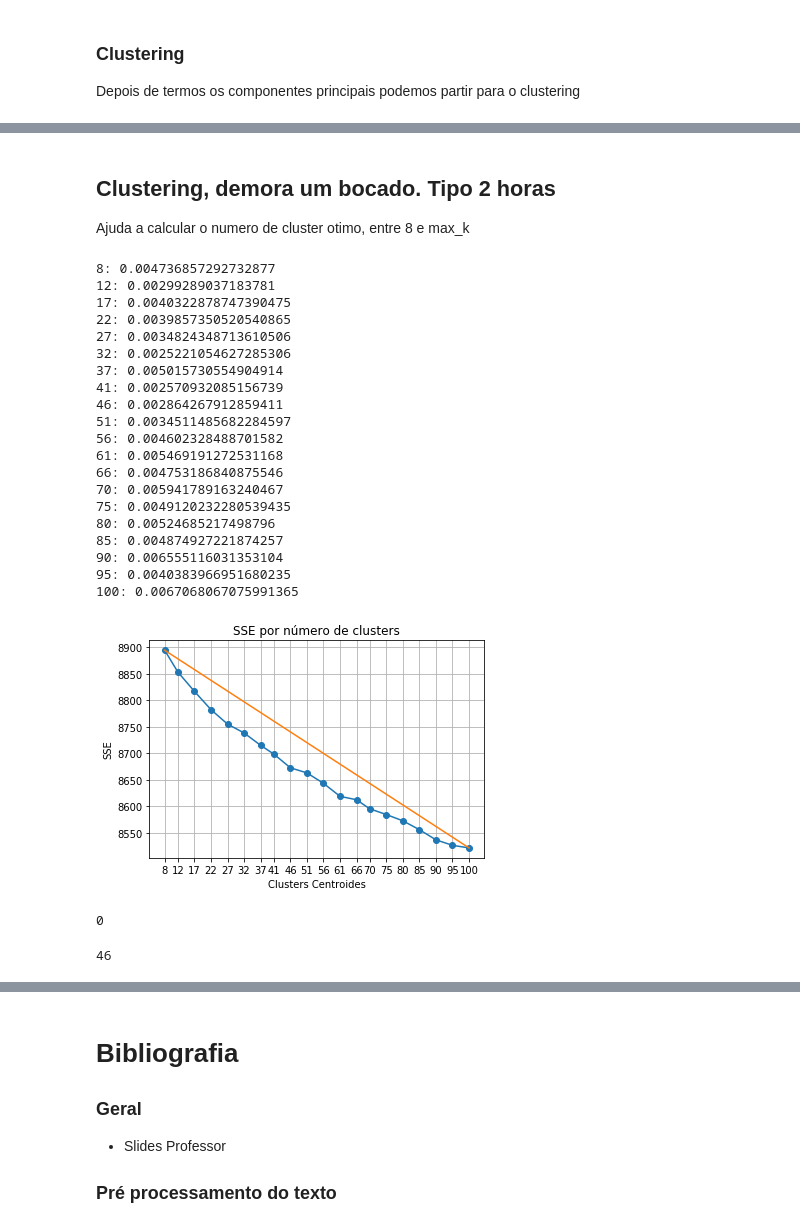
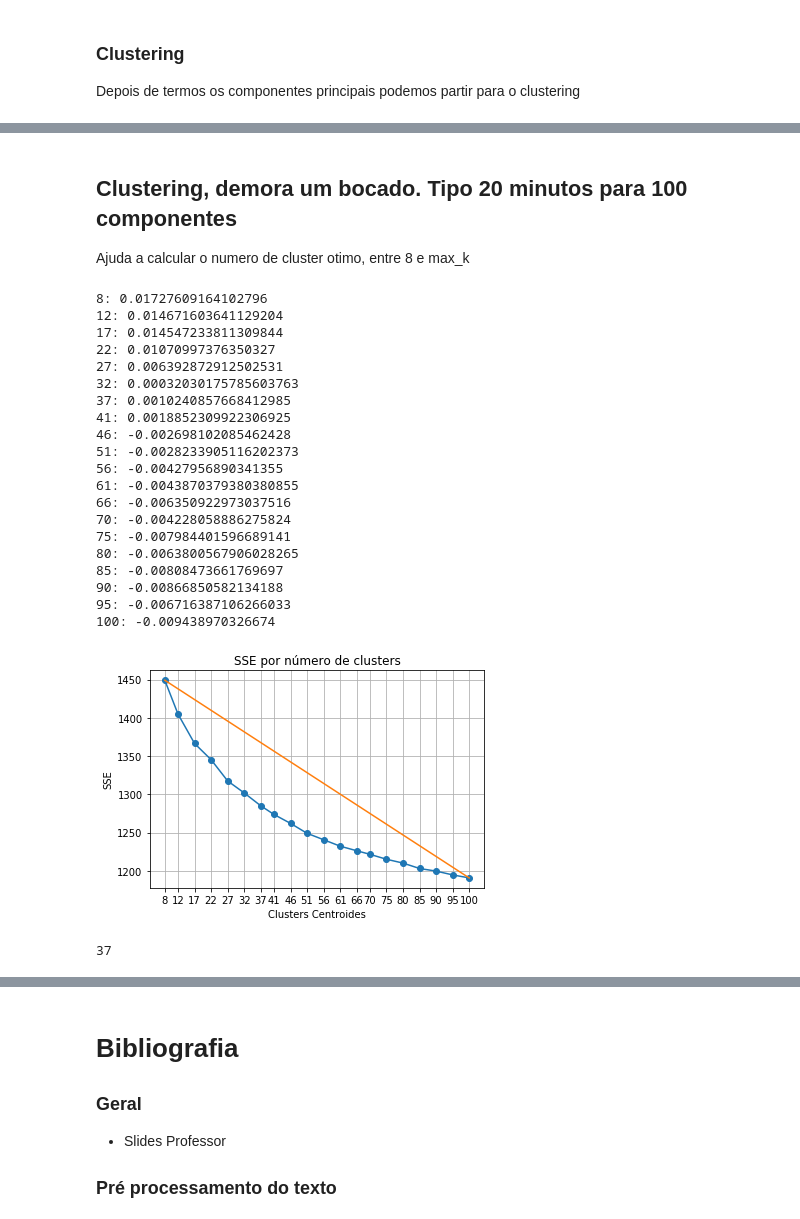
Before and after one commit to phenriques740/AA-TP, a Jupyter notebook: TP_45415_44105.ipynb, the cells around one changed output, grey strips where cells are left out. Cells and saved outputs as stored; diff of their text form; code cells hidden in the pictures.

Commit message:
versao com clustering done

```diff
--- a/TP_45415_44105.ipynb
+++ b/TP_45415_44105.ipynb
@@ -298,6 +300,7 @@ Pipeline(memory='C:\\Users\\pedro\\AppData\\Local\\Temp\\sklearn_graph_cache_mwl
 # %%
 with open('tfidf_dump.p', 'wb') as f:
-    tfidf = TfidfVectorizer(max_df=0.75 , min_df=4,ngram_range=(1, 2), norm='l2', token_pattern=r'\b\w{3,}\b',).fit(X)
+    tfidf = TfidfVectorizer(max_df=0.5 , min_df=4,ngram_range=(1, 2), norm='l2', token_pattern=r'\b\w{3,}\b'\
+                            ,stop_words='english').fit(X)
     pickle.dump(tfidf, f)
 # %%
 len(tfidf.get_feature_names())
@@ -426,7 +432,7 @@ vector.shape
 # %% [markdown]
 ### Não repetir, demora muito, tipo umas três horas
 # %%
-pca = TruncatedSVD(n_components=100).fit(vector, y_boolean)
+pca = TruncatedSVD(n_components=100).fit(vector)
 # %%
 sum(pca.explained_variance_ratio_)
 # %% [output]
@@ -505,12 +511,3 @@ Score [[0.208875 0.437625 0.39725 ]
 ### Clustering
 
 Depois de termos os componentes principais podemos partir para o clustering
-# %%
-x_train,x_test, y_train, y_test = train_test_split(vec,y,test_size=1/4,shuffle=True)
-# %%
-km = KMeans(len(np.unique(y_train)) , init = 'k-means++', n_init = 10, tol = 0.0001, n_jobs = -1 , algorithm = 'full')
-
-print("Clustering sparse data with %s" % km)
-t0 =time.time()
-km.fit(x_train, y_train)
-print(f'Done at {time.strftime("%H:%M:%S", time.localtime())} took {time.time()-t0} seconds' )
@@ -602,5 +514,5 @@ Cluster 29: they their movy but for was hav with you not
 # %% [markdown]
-## Clustering, demora um bocado. Tipo 2 horas
+## Clustering, demora um bocado. Tipo 20 minutos para 100 componentes
 Ajuda a calcular o numero de cluster otimo, entre 8 e max_k
 # %%
 min_k = len(np.unique(y))
@@ -614,43 +526,41 @@ for k in indx:
     sse.append(kmeans.fit(x_train).inertia_)
     print (str(k) + ": "+ str(silhouette_score(x_train, kmeans.labels_, metric='euclidean')))
 # %% [output]
-8: 0.004736857292732877
-12: 0.00299289037183781
-17: 0.0040322878747390475
-22: 0.0039857350520540865
-27: 0.0034824348713610506
-32: 0.0025221054627285306
-37: 0.005015730554904914
-41: 0.002570932085156739
-46: 0.002864267912859411
-51: 0.0034511485682284597
-56: 0.004602328488701582
-61: 0.005469191272531168
-66: 0.004753186840875546
-70: 0.005941789163240467
-75: 0.0049120232280539435
-80: 0.00524685217498796
-85: 0.004874927221874257
-90: 0.006555116031353104
-95: 0.0040383966951680235
-100: 0.0067068067075991365
+8: 0.01727609164102796
+12: 0.014671603641129204
+17: 0.014547233811309844
+22: 0.01070997376350327
+27: 0.006392872912502531
+32: 0.00032030175785603763
+37: 0.0010240857668412985
+41: 0.0018852309922306925
+46: -0.002698102085462428
+51: -0.0028233905116202373
+56: -0.00427956890341355
+61: -0.0043870379380380855
+66: -0.006350922973037516
+70: -0.004228058886275824
+75: -0.007984401596689141
+80: -0.0063800567906028265
+85: -0.00808473661769697
+90: -0.00866850582134188
+95: -0.006716387106266033
+100: -0.009438970326674
 # %%
 plt.plot(indx, sse, marker='o')
-plt.plot([min_k, max_k] , [wcss[0], sse[len(sse)-1]])
+plt.plot([min_k, max_k] , [sse[0], sse[len(sse)-1]])
 
 
 plt.xlabel('Clusters Centroides')
 plt.xticks(indx)
 plt.ylabel('SSE')
 plt.title('SSE por número de clusters')
 plt.grid(True)
 # %% [output]
-[figure, old version]
+[figure, new version]
 # %%
-wcss = sse
-
-x1, y1 = min_k, wcss[0]
-x2, y2 = max_k, wcss[len(wcss)-1]
+x1, y1 = min_k, sse[0]
+x2, y2 = max_k, sse[len(sse)-1]
 
 distances = []
 for i in range(len(wcss)):
@@ -661,6 +571,9 @@ for i in range(len(wcss)):
     distances.append(np.round(numerator/denominator , 6))
 
 best_n = indx[distances.index(max(distances))]
+print(best_n)
+# %% [output]
+37
 # %%
 with open('dump_cluster.p ', 'wb') as f:
     pickle.dump({
@@ -668,10 +581,4 @@ with open('dump_cluster.p ', 'wb') as f:
         'sse' : sse,
         'distances' : distances,
         'best_n' : best_n
-    })
+    }, f)
-# %% [output]
-0
-# %%
-best_n
-# %% [output]
-46
```
Also changed, not shown: parts of 19 cells of this notebook, 2 other files.
